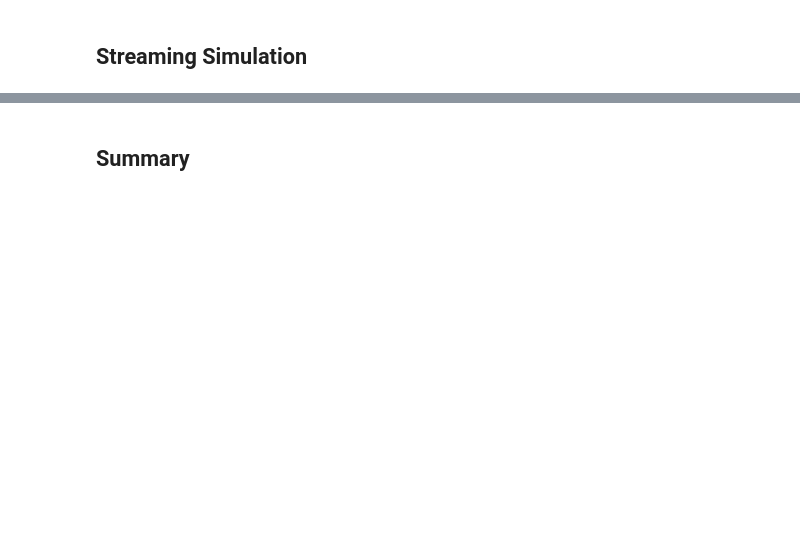
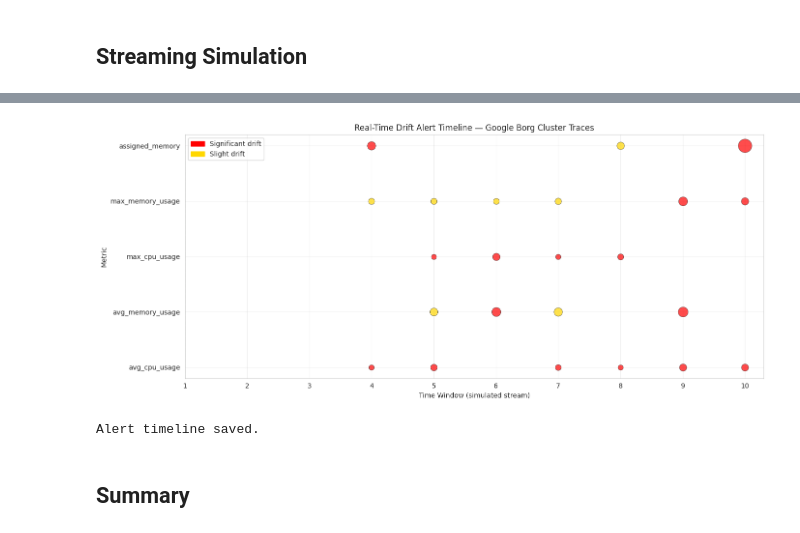
Before and after one commit to SuryaK5125/behavioral-drift-detection, a Jupyter notebook: behavioral_drift_detection.ipynb, the cells around one changed output, grey strips where cells are left out. Cells and saved outputs as stored; diff of their text form; code cells hidden in the pictures; blank space fills up the shorter version.

```diff
--- a/behavioral_drift_detection.ipynb
+++ b/behavioral_drift_detection.ipynb
@@ -477,28 +708,11 @@ print("=" * 60)
 # Window 1 is our baseline
 baseline_windows = {metric: windows[1][metric].dropna().values for metric in metrics}
 
-# Warm-up: observe windows 2 and 3 to learn normal PSI variation
-print("\n[WARM-UP] Learning normal PSI variation from windows 2-3...")
-warmup_psi_scores = {metric: [] for metric in metrics}
-
-for w in [2, 3]:
-    for metric in metrics:
-        current = windows[w][metric].dropna().values
-        psi = compute_psi(baseline_windows[metric], current)
-        warmup_psi_scores[metric].append(psi)
-
-# Compute dynamic threshold per metric from warm-up
-learned_thresholds = {}
+learned_thresholds = dynamic_thresholds
+print("Reusing learned thresholds from PSI analysis:")
 for metric in metrics:
-    scores = warmup_psi_scores[metric]
-    mean_psi = np.mean(scores)
-    std_psi = np.std(scores)
-    learned_thresholds[metric] = {
-        "slight": round(mean_psi + 1 * std_psi, 4),
-        "significant": round(mean_psi + 2 * std_psi, 4)
-    }
-    print(f"  {metric}: slight threshold={learned_thresholds[metric]['slight']}, "
-          f"significant threshold={learned_thresholds[metric]['significant']}")
+    print(f"  {metric}: slight={learned_thresholds[metric]['slight']}, "
+          f"significant={learned_thresholds[metric]['significant']}")
 
 print("\n[STREAMING] Processing windows 4-10 with learned thresholds...")
 print("=" * 60)
@@ -517,7 +731,7 @@ for w in range(4, 11):
         current = windows[w][metric].dropna().values
 
         ks_stat, pvalue = stats.ks_2samp(baseline_windows[metric], current)
-        psi = compute_psi(baseline_windows[metric], current)
+        psi = compute_psi(baseline_windows[metric],current,bin_edges=baseline_bin_edges[metric])
 
         # Use learned thresholds — no hardcoded values
         slight_thresh = learned_thresholds[metric]["slight"]
@@ -551,8 +765,9 @@ for w in range(4, 11):
             else:
                 flag = "🟠 DRIFT DETECTED"
 
-            print(f"   {flag} | {metric} | KS={ks_stat:.4f} | PSI={psi} "
-                  f"(threshold={slight_thresh})")
+            active_thresh = sig_thresh if drift_severity == "significant" else slight_thresh
+            print(f"   {flag} | {metric} | KS={ks_stat:.4f} | PSI={psi:.4f} "
+                  f"(threshold={active_thresh})")
 
     if not window_drifted:
         print(f"   ✅ No drift detected — system stable")
@@ -590,35 +841,37 @@ else:
 # %%
 import matplotlib.pyplot as plt
 import matplotlib.patches as mpatches
 
 fig, ax = plt.subplots(figsize=(14, 6))
 
 severity_colors = {"none": "orange", "slight": "gold", "significant": "red"}
 
 for alert in alerts:
     color = severity_colors.get(alert["severity"], "orange")
     y_pos = metrics.index(alert["metric"])
-    ax.scatter(alert["window"], y_pos, color=color, s=alert["ks_stat"]*1000,
+    ax.scatter(alert["window"], y_pos, color=color, s=max(60, alert["psi"] * 800),
                alpha=0.7, edgecolors="black", linewidth=0.5)
 
 ax.set_yticks(range(len(metrics)))
 ax.set_yticklabels(metrics)
-ax.set_xticks(range(2, 11))
+ax.set_xticks(range(1, 11))
 ax.set_xlabel("Time Window (simulated stream)")
 ax.set_ylabel("Metric")
 ax.set_title("Real-Time Drift Alert Timeline — Google Borg Cluster Traces")
 ax.axvline(x=1, color="green", linestyle="--", alpha=0.5, label="Baseline window")
 ax.grid(True, alpha=0.3)
 
 red_patch = mpatches.Patch(color='red', label='Significant drift')
 gold_patch = mpatches.Patch(color='gold', label='Slight drift')
-orange_patch = mpatches.Patch(color='orange', label='Drift detected')
-ax.legend(handles=[red_patch, gold_patch, orange_patch])
+ax.legend(handles=[red_patch, gold_patch])
 
 plt.tight_layout()
 plt.savefig("streaming_drift_alerts.png", dpi=150, bbox_inches="tight")
 plt.show()
 print("Alert timeline saved.")
+# %% [output]
+[figure, added]
+Alert timeline saved.
 # %% [markdown]
 ## Summary
 # %%
```
Also changed, not shown: parts of 21 cells of this notebook.
